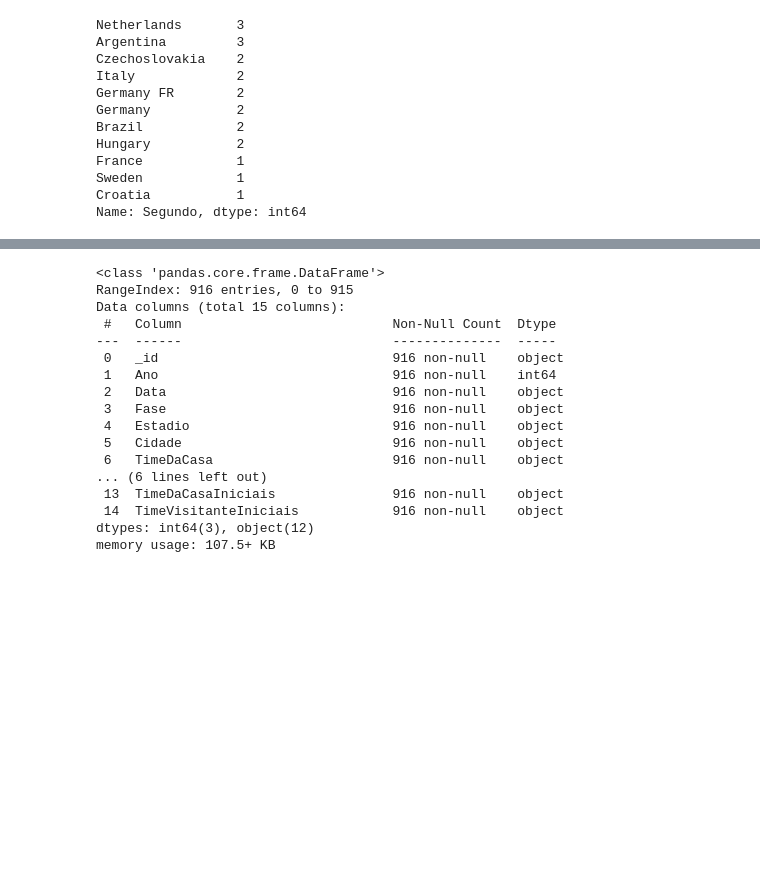
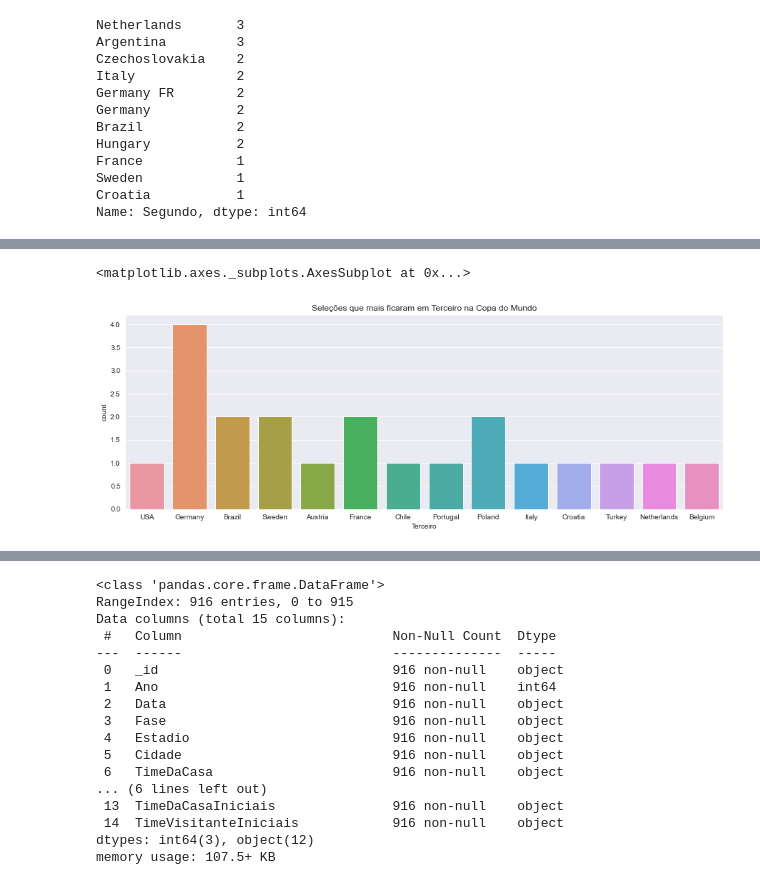
Before and after one commit to Gugah007/Projeto-ML-Construindo-um-algoritmo-para-prever-a-copa-2022, a Jupyter notebook: Projeto ML - Construindo um algoritmo para prever a copa 2022.ipynb, the cells around one changed output, grey strips where cells are left out. Saved outputs shown, nothing was run; the diff lists cells and outputs as text; code cells hidden in the pictures; blank space fills up the shorter version.

```diff
--- a/Projeto ML - Construindo um algoritmo para prever a copa 2022.ipynb
+++ b/Projeto ML - Construindo um algoritmo para prever a copa 2022.ipynb
@@ -217,0 +252,8 @@ sns.countplot(df_campeoes_copasdomundo['Segundo'])
+# %%
+# Visualizando isso graficamente
+plt.figure(figsize =(15,5))
+plt.title("Seleções que mais ficaram em Terceiro na Copa do Mundo")
+sns.countplot(df_campeoes_copasdomundo['Terceiro'])
+# %% [output]
+<matplotlib.axes._subplots.AxesSubplot at 0x...>
+[figure, added]
```
Also changed, not shown: parts of 10 cells of this notebook.
